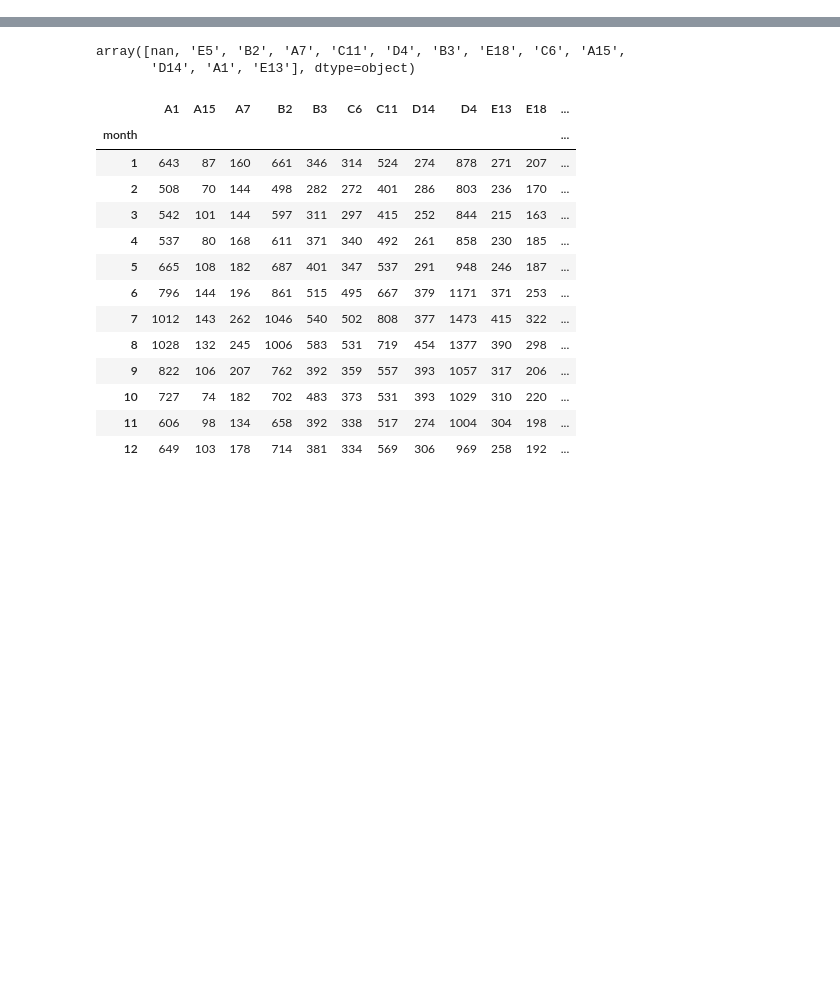
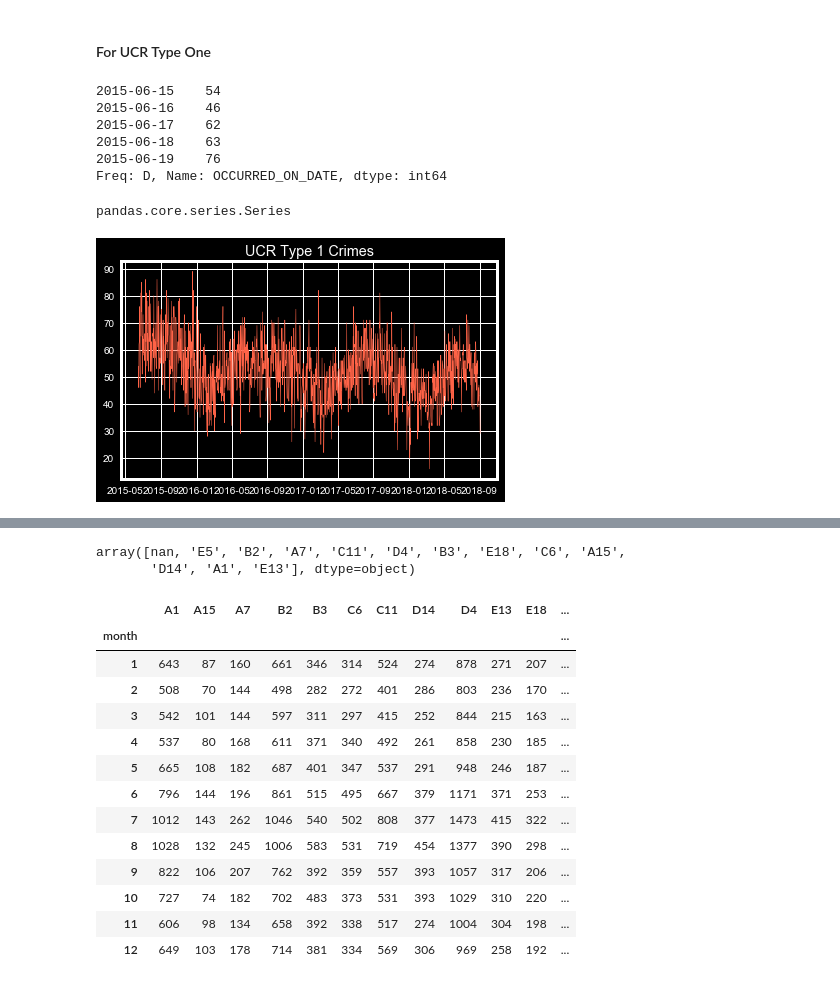
Before and after one commit to SapiensZ/BostonCrime, a Jupyter notebook: Extensive EDA.ipynb, the cells around one changed output, grey strips where cells are left out. Saved outputs shown, nothing was run; the diff lists cells and outputs as text; code cells hidden in the pictures; blank space fills up the shorter version.

```diff
--- a/Extensive EDA.ipynb
+++ b/Extensive EDA.ipynb
@@ -0,0 +8,7 @@
+# %%
+crimes = pd.read_csv('/Users/macbookair/PycharmProjects/Big Data Analytics/Crimes in Boston/crime.csv',
+                     encoding='latin-1')
+offense_codes = pd.read_csv('/Users/macbookair/PycharmProjects/Big Data Analytics/Crimes in Boston/offense_codes.csv',
+                            encoding='latin-1')
+
+# crimes.profile_report().to_file("profilingCrimes.html")
@@ -0,0 +17,3 @@
+# %%
+crimes['OCCURRED_ON_DATE'] = pd.to_datetime(crimes['OCCURRED_ON_DATE'])
+crimes = crimes.set_index('OCCURRED_ON_DATE')
@@ -0,0 +68,4 @@
+# %%
+crimes_UCR1 = crimes.loc[crimes['UCR_PART'] == 'Part One']
+crimes_UCR2 = crimes.loc[crimes['UCR_PART'] == 'Part Two']
+crimes_UCR3 = crimes.loc[crimes['UCR_PART'] == 'Part Three']
@@ -0,0 +111,2 @@
+# %% [markdown]
+#### For UCR Type One
@@ -0,0 +115,21 @@
+# %%
+nb_crimes_UCR1.head()
+# %% [output]
+2015-06-15    54
+2015-06-16    46
+2015-06-17    62
+2015-06-18    63
+2015-06-19    76
+Freq: D, Name: OCCURRED_ON_DATE, dtype: int64
+# %%
+type(nb_crimes_UCR1)
+# %% [output]
+pandas.core.series.Series
+# %%
+nb_crimes_UCR1 = crimes_UCR1.index.value_counts().resample('D').sum()
+plt.plot(nb_crimes_UCR1, linewidth=0.5, color='#FF6347')
+plt.title('UCR Type 1 Crimes')
+plt.savefig('/Users/macbookair/GitKraken/BostonCrime/Seasonality/UCR1_Crimes')
+plt.show()
+# %% [output]
+[figure, added]
```
Also changed, not shown: parts of 102 cells of this notebook.
